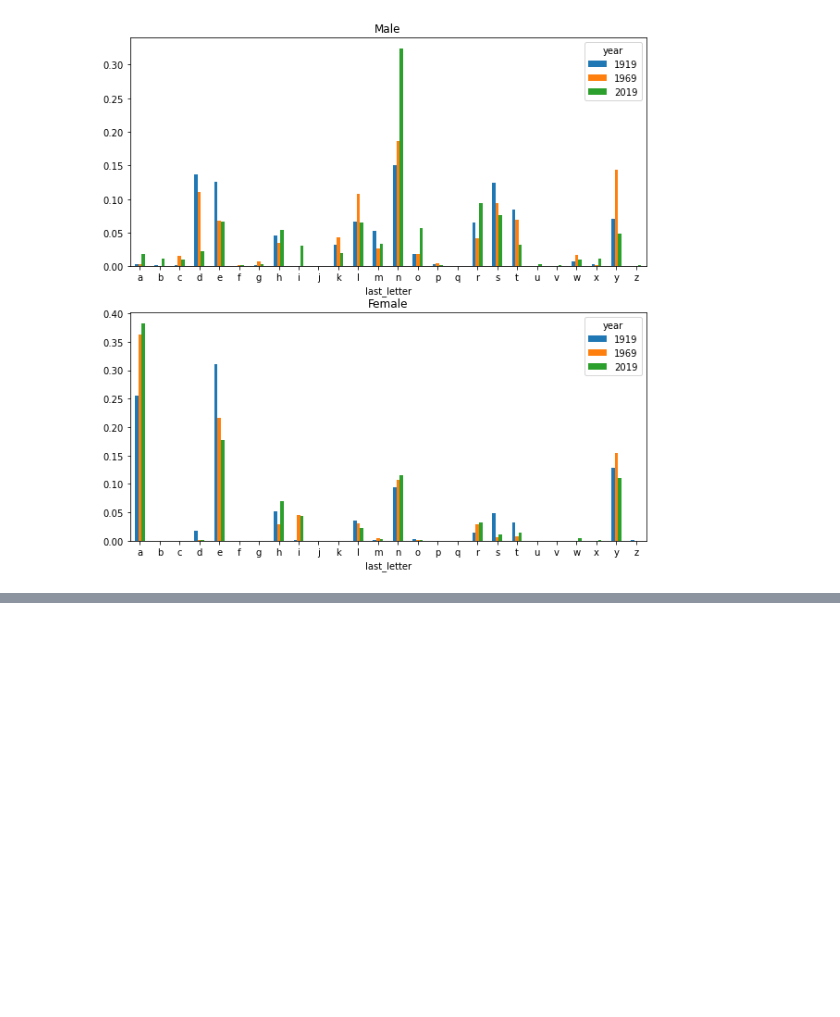
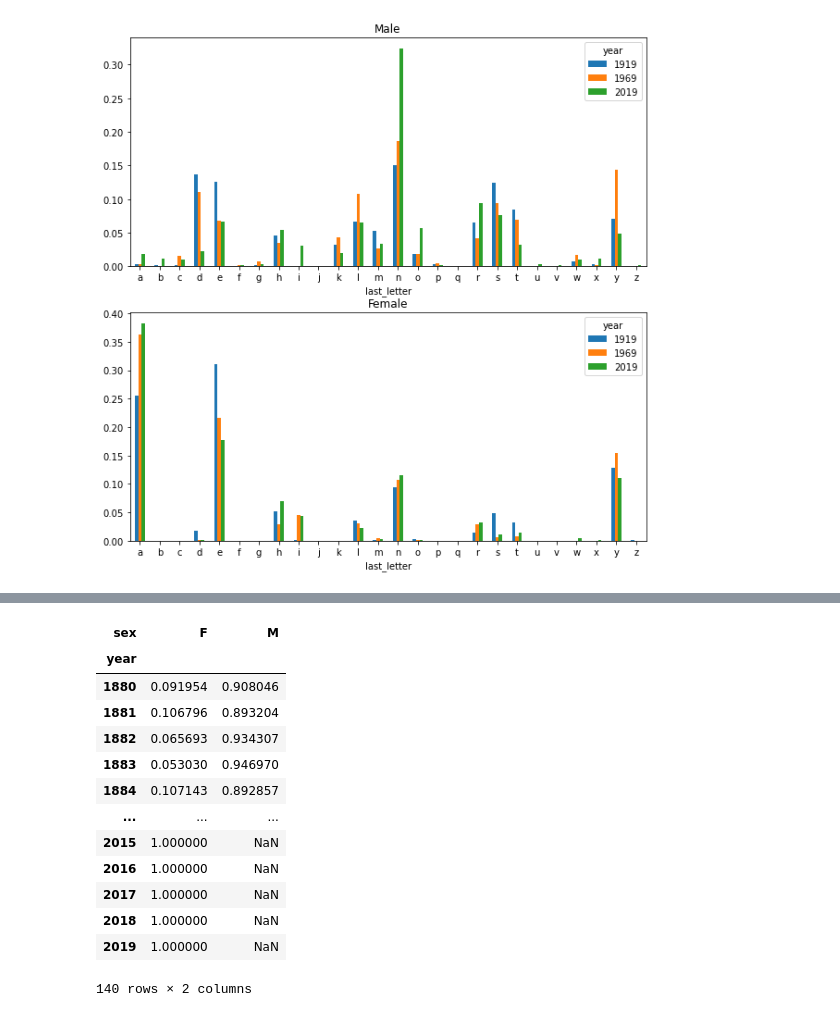
Before and after one commit to Kseniya22082003/Child_names.PD, a Jupyter notebook: Baby's_names.ipynb, the cells around one changed output, grey strips where cells are left out. Cells and saved outputs as stored; diff of their text form; code cells hidden in the pictures; blank space fills up the shorter version.

```diff
--- a/Baby's_names.ipynb
+++ b/Baby's_names.ipynb
@@ -321,0 +363,2 @@ letter_prop['F'].plot(kind ='bar', rot =0,ax=axis[1], title='Female')
+# %%
+filtered = top1000[top1000.name.isin(leslie_like)]
@@ -321,0 +375,21 @@ letter_prop['F'].plot(kind ='bar', rot =0,ax=axis[1], title='Female')
+# %%
+table = filtered.pivot_table('births', columns = 'sex', index = 'year', aggfunc = 'sum')
+# %%
+table = table.div(table.sum(1), axis = 0)
+# %%
+table
+# %% [output]
+| sex | F | M |
+| year |  |  |
+| 1880 | 0.091954 | 0.908046 |
+| 1881 | 0.106796 | 0.893204 |
+| 1882 | 0.065693 | 0.934307 |
+| 1883 | 0.053030 | 0.946970 |
+| 1884 | 0.107143 | 0.892857 |
+| ... | ... | ... |
+| 2015 | 1.000000 | NaN |
+| 2016 | 1.000000 | NaN |
+| 2017 | 1.000000 | NaN |
+| 2018 | 1.000000 | NaN |
+| 2019 | 1.000000 | NaN |
+140 rows × 2 columns
```
Also changed, not shown: parts of 9 cells of this notebook.
